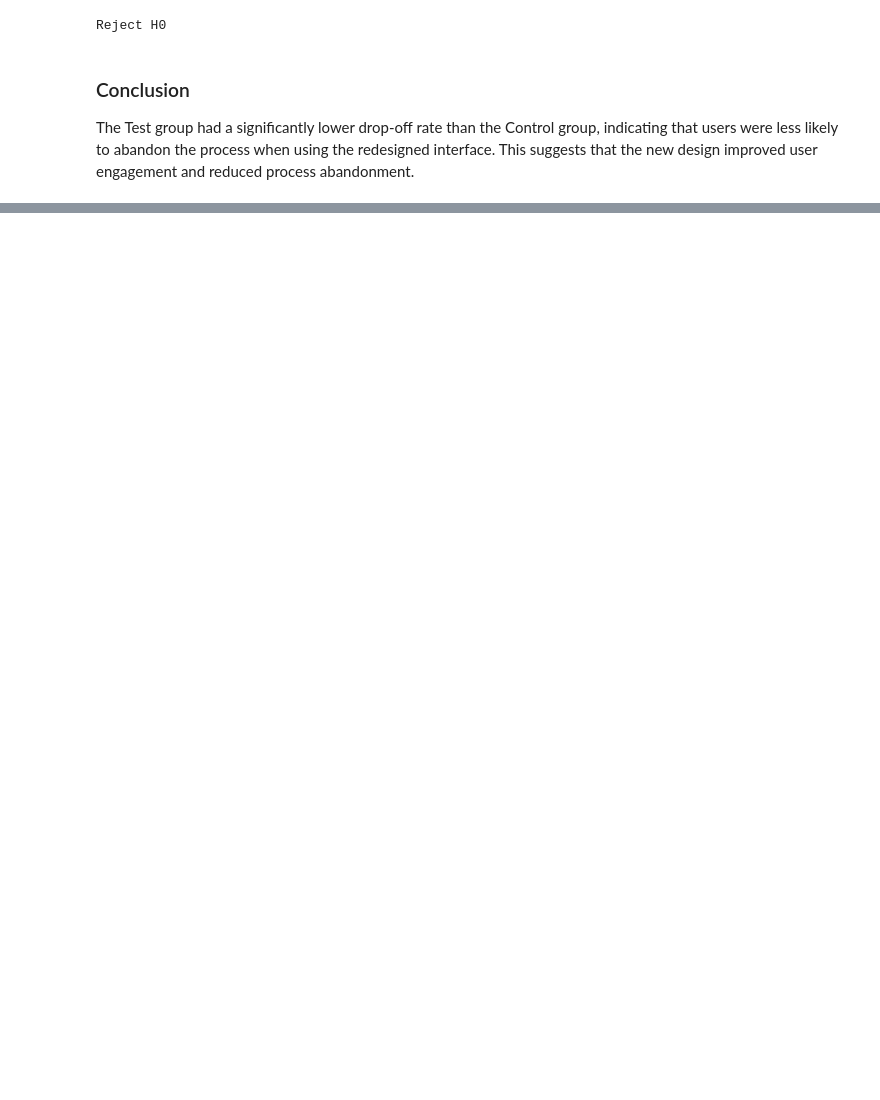
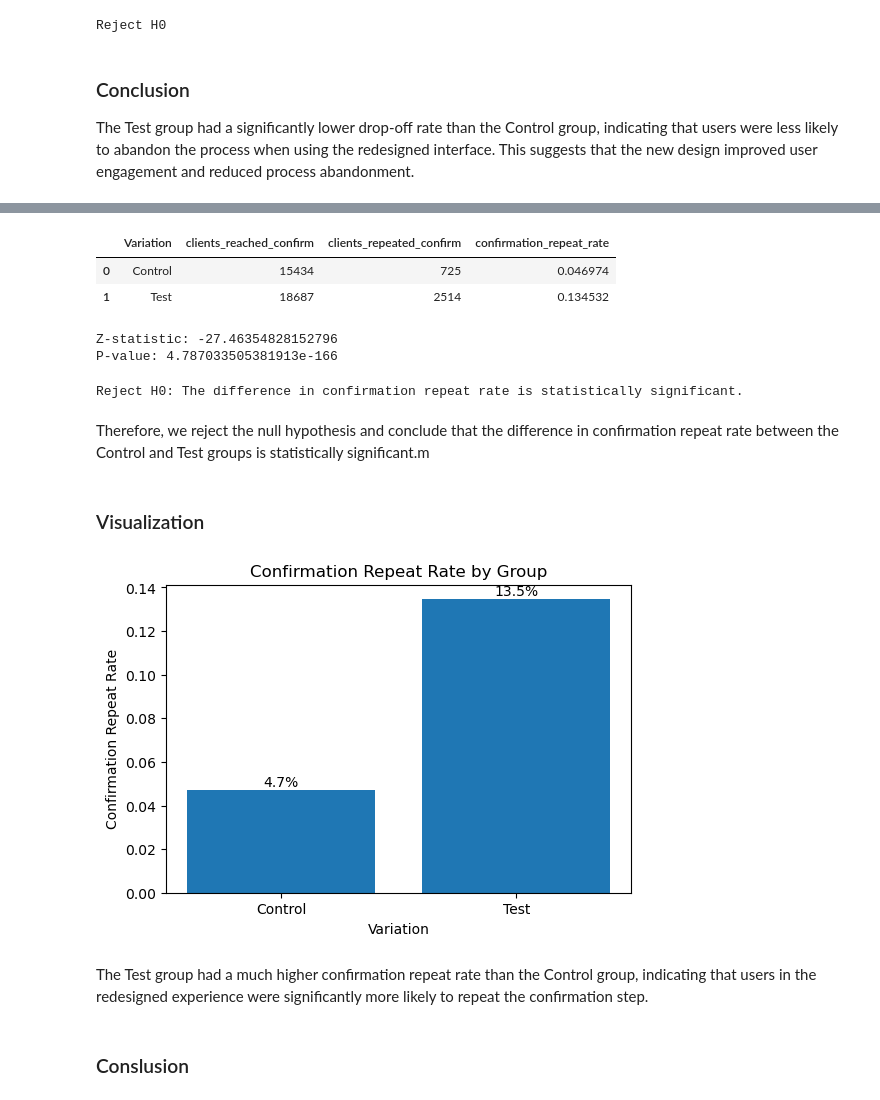
Before and after one commit to romsx111/ab-customer-experience-project, a Jupyter notebook: data_cleaning_ab_testing.ipynb, the cells around one changed output, grey strips where cells are left out. Cells and saved outputs as stored; diff of their text form; code cells hidden in the pictures; blank space fills up the shorter version.

Commit message:
Add confirmation repeat rate hypothesis test

```diff
--- a/data_cleaning_ab_testing.ipynb
+++ b/data_cleaning_ab_testing.ipynb
@@ -1328,0 +1339,4 @@ The Test group had a significantly lower drop-off rate than the Control group, i
+# %%
+df_confirm = df_exp.sort_values(
+    ['client_id', 'visit_id', 'date_time']
+).copy()
@@ -1328,0 +1385,74 @@ The Test group had a significantly lower drop-off rate than the Control group, i
+# %%
+#Calculate confirmation repeat rate
+
+confirm_repeat_summary = (
+    confirm_clients
+    .groupby('Variation')
+    .agg(
+        clients_reached_confirm=('client_id', 'count'),
+        clients_repeated_confirm=('repeated_confirm', 'sum')
+    )
+    .reset_index()
+)
+
+confirm_repeat_summary['confirmation_repeat_rate'] = (
+    confirm_repeat_summary['clients_repeated_confirm'] /
+    confirm_repeat_summary['clients_reached_confirm']
+)
+
+confirm_repeat_summary
+# %% [output]
+|  | Variation | clients_reached_confirm | clients_repeated_confirm | confirmation_repeat_rate |
+| 0 | Control | 15434 | 725 | 0.046974 |
+| 1 | Test | 18687 | 2514 | 0.134532 |
+# %%
+#proportion Ztest
+
+count = confirm_repeat_summary['clients_repeated_confirm'].values
+nobs = confirm_repeat_summary['clients_reached_confirm'].values
+
+z_stat, p_value = proportions_ztest(count, nobs)
+
+print("Z-statistic:", z_stat)
+print("P-value:", p_value)
+# %% [output]
+Z-statistic: -27.46354828152796
+P-value: 4.787033505381913e-166
+# %%
+if p_value < alpha:
+    print("Reject H0: The difference in confirmation repeat rate is statistically significant.")
+else:
+    print("Fail to reject H0: The difference in confirmation repeat rate is not statistically significant.")
+# %% [output]
+Reject H0: The difference in confirmation repeat rate is statistically significant.
+# %% [markdown]
+Therefore, we reject the null hypothesis and conclude that the difference in confirmation repeat rate between the Control and Test groups is statistically significant.m
+# %% [markdown]
+### Visualization
+# %%
+plt.figure(figsize=(6,4))
+
+plt.bar(
+    confirm_repeat_summary['Variation'],
+    confirm_repeat_summary['confirmation_repeat_rate']
+)
+
+plt.title('Confirmation Repeat Rate by Group')
+plt.xlabel('Variation')
+plt.ylabel('Confirmation Repeat Rate')
+
+for i, value in enumerate(confirm_repeat_summary['confirmation_repeat_rate']):
+    plt.text(
+        i,
+        value + 0.002,
+        f'{value:.1%}',
+        ha='center'
+    )
+
+plt.show()
+# %% [output]
+[figure, added]
+# %% [markdown]
+The Test group had a much higher confirmation repeat rate than the Control group, indicating that users in the redesigned experience were significantly more likely to repeat the confirmation step.
+# %% [markdown]
+### Conslusion
```
Also changed, not shown: parts of 14 cells of this notebook.
